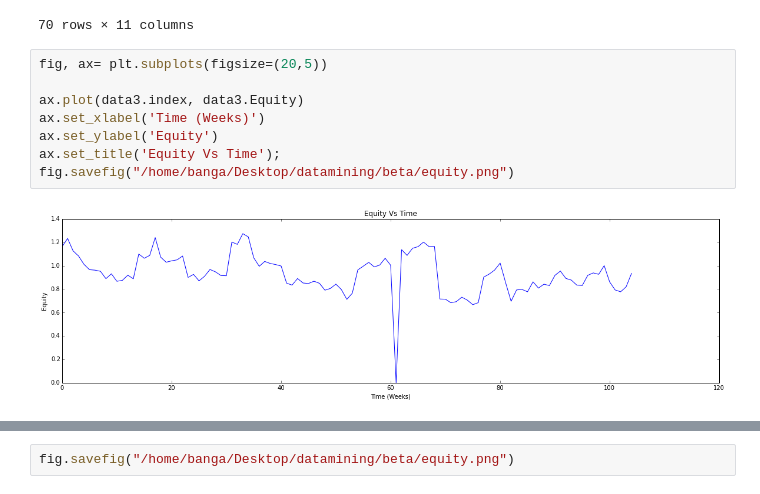
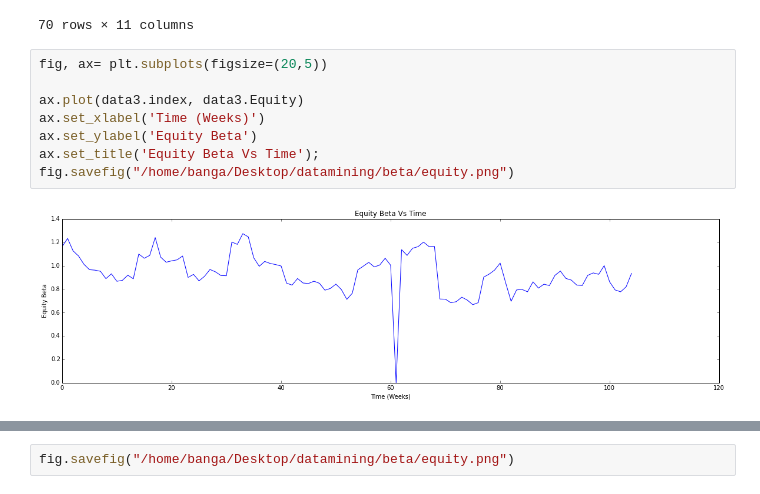
Before and after one commit to bangadennis/beta_stats, a Jupyter notebook: beta-stats_final.ipynb, the cells around one changed output, grey strips where cells are left out. Drawn from its saved outputs; the diff is of its cells as text.

```diff
--- a/beta-stats_final.ipynb
+++ b/beta-stats_final.ipynb
@@ -95,13 +99,13 @@ data.head(70)
 # %%
 fig, ax= plt.subplots(figsize=(20,5))
 
 ax.plot(data3.index, data3.Equity)
 ax.set_xlabel('Time (Weeks)')
-ax.set_ylabel('Equity')
-ax.set_title('Equity Vs Time');
+ax.set_ylabel('Equity Beta')
+ax.set_title('Equity Beta Vs Time');
 fig.savefig("/home/banga/Desktop/datamining/beta/equity.png")
 # %% [output]
-[figure, old version]
+[figure, new version]
 # %%
 fig, ax= plt.subplots(figsize=(20,5))
 
```
Also changed, not shown: parts of 22 cells of this notebook, 40 other files.
